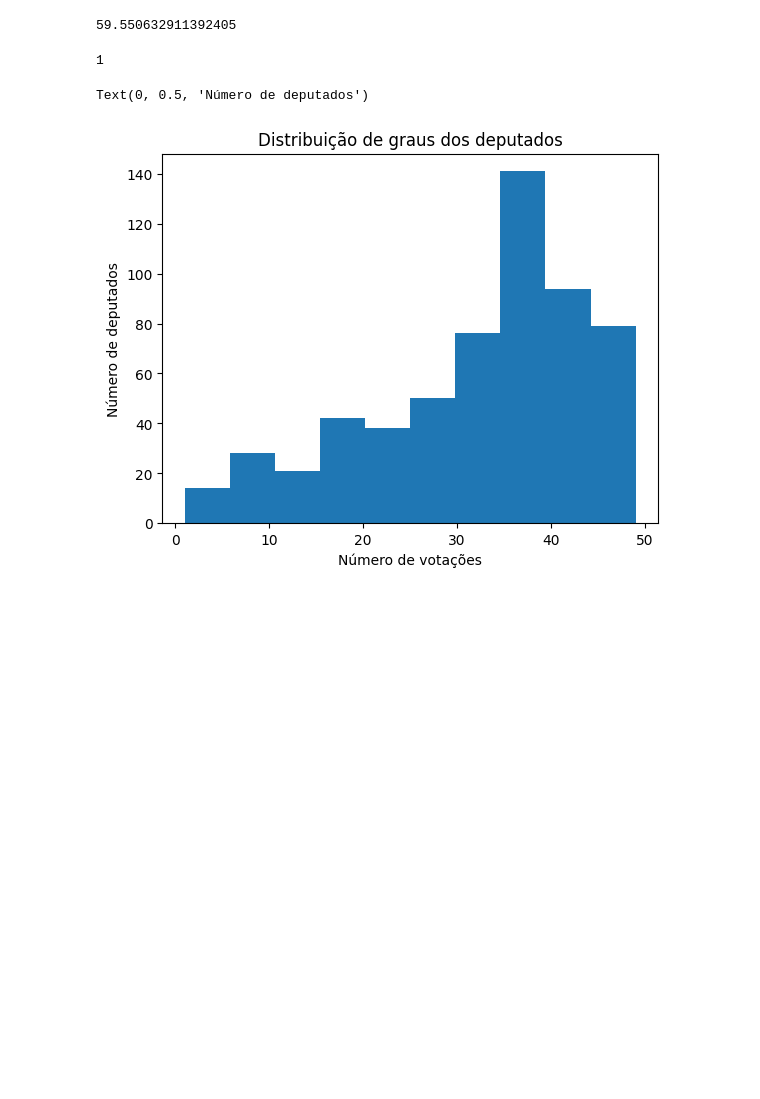
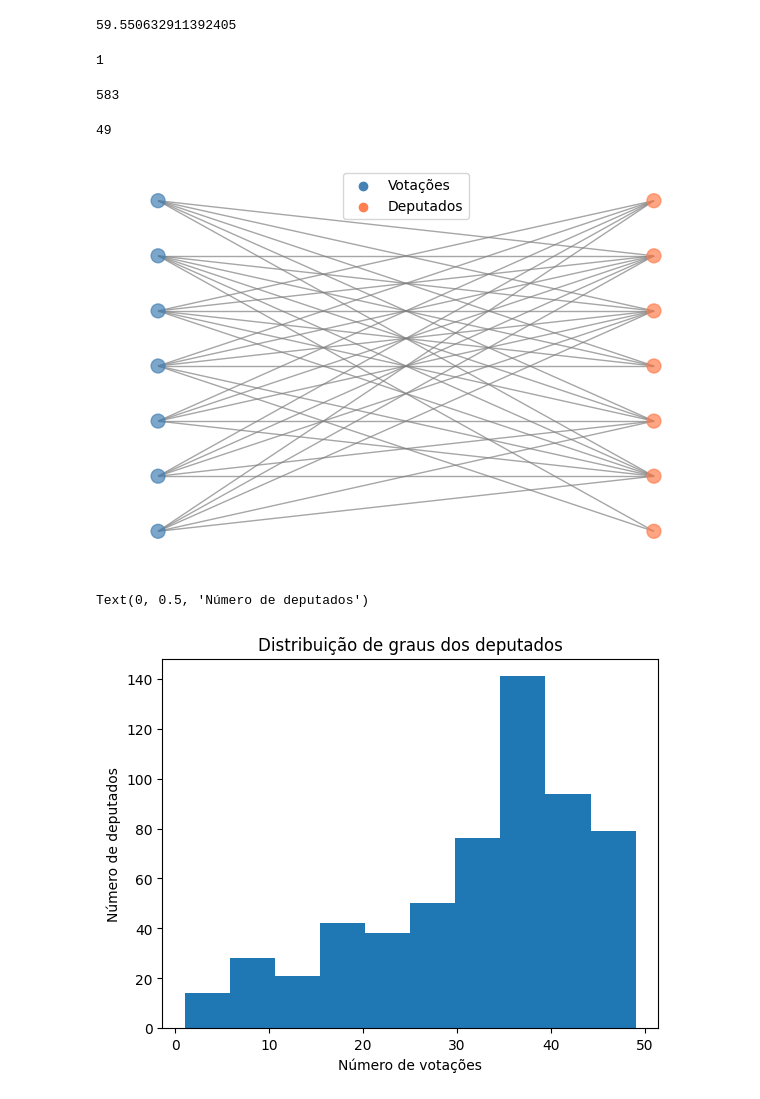
Before and after one commit to gbcastilho/legislative-polarization-knowledge-extraction-graphs, a Jupyter notebook: analysis/notebooks/analysis.ipynb, the cells around one changed output. Drawn from its saved outputs; the diff is of its cells as text; code cells hidden in the pictures; blank space fills up the shorter version.

Commit message:
feat: create graph sample view

```diff
--- a/analysis/notebooks/analysis.ipynb
+++ b/analysis/notebooks/analysis.ipynb
@@ -160,5 +169,49 @@ nx.number_connected_components(G)
 1
 # %%
 deputies_nodes, polls_nodes = nx.bipartite.sets(G)
+# %%
+len(deputies_nodes)
+# %% [output]
+583
+# %%
+len(polls_nodes)
+# %% [output]
+49
+# %%
+sample_polls = list(polls_nodes)[:7]
+sample_nodes = set(sample_polls)
+for poll in sample_polls:
+    sample_nodes.update(list(G.neighbors(poll))[:5])
+
+subgrafo = G.subgraph(sample_nodes)
+pos = nx.bipartite_layout(subgrafo, sample_polls, scale=0.2)
+
+node_colors = [
+    "steelblue" if node in polls_nodes else "coral"
+    for node in subgrafo.nodes()
+]
+
+plt.figure(figsize=(6, 4))
+nx.draw(
+    subgrafo,
+    pos=pos,
+    node_color=node_colors,
+    with_labels=False,
+    node_size=100,
+    edge_color="gray",
+    alpha=0.7
+)
+
+plt.legend(
+    handles=[
+        plt.scatter([], [], color="steelblue", label="Votações"),
+        plt.scatter([], [], color="coral", label="Deputados")
+    ],
+    loc="upper center"
+)
+# plt.title("Estrutura do grafo bipartido (amostra)")
+plt.show()
+# %% [output]
+[figure, added]
 # %%
 deputy_degrees = [G.degree(n) for n in deputies_nodes]
```
Also changed, not shown: parts of 4 cells of this notebook.
